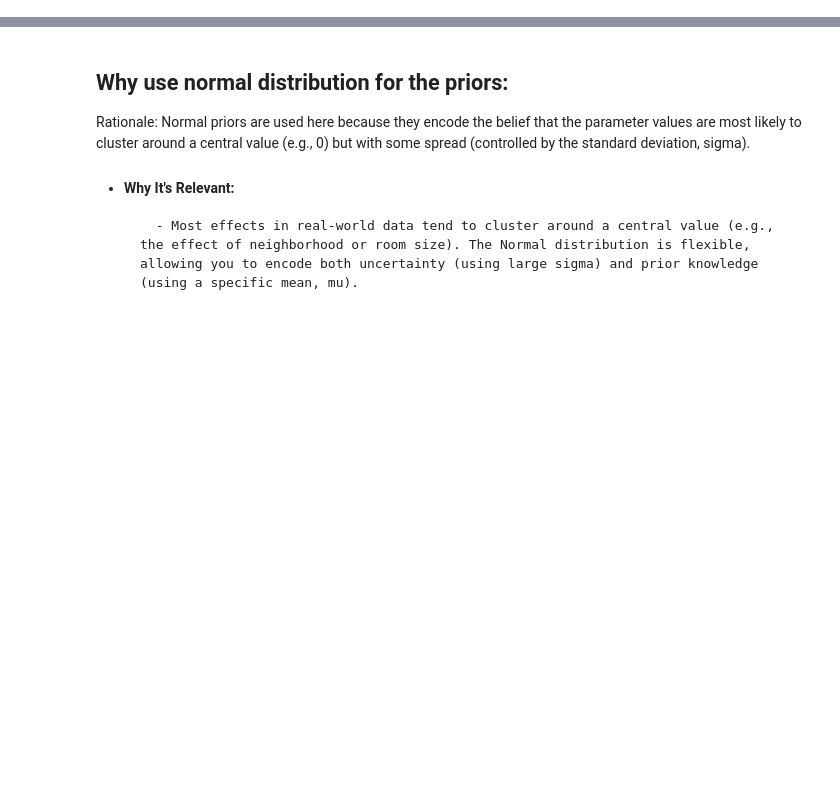
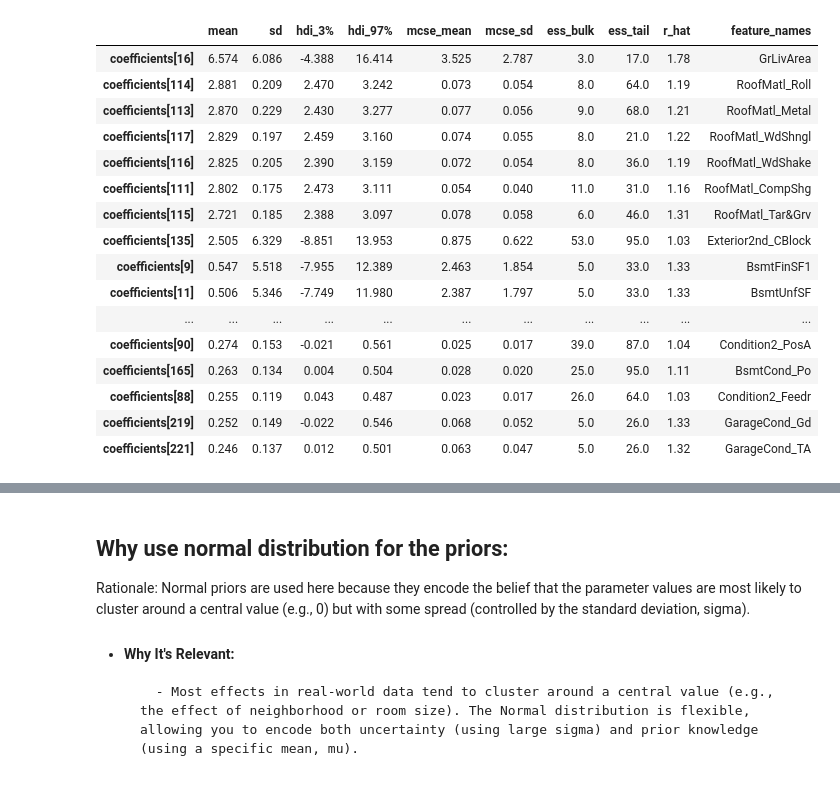
Before and after one commit to samyounes003/statisticsproject, a Jupyter notebook: bayesianInference.ipynb, the cells around one changed output, grey strips where cells are left out. Saved outputs shown, nothing was run; the diff lists cells and outputs as text; code cells hidden in the pictures; blank space fills up the shorter version.

```diff
--- a/bayesianInference.ipynb
+++ b/bayesianInference.ipynb
@@ -129,2 +158,9 @@ sigma                2773.0    1441.0    1.0
 
 [247 rows x 9 columns]
+# %%
+import arviz as az
+import numpy as np
+
+# Get posterior summaries for coefficients
+posterior_summary = az.summary(trace, var_names=["coefficients"])
+posterior_summary
@@ -130,0 +181,7 @@ sigma                2773.0    1441.0    1.0
+# %%
+not_0_coeffs = np.where(np.array(list(posterior_summary['mean'])) > 0)[0]
+important_features = [list(X_train.columns)[i] for i in not_0_coeffs]
+
+best_features_coeffs = posterior_summary.iloc[not_0_coeffs]
+best_features_coeffs['feature_names'] = important_features
+best_features_coeffs
@@ -130,0 +207,20 @@ sigma                2773.0    1441.0    1.0
+# %%
+best_features_coeffs.sort_values(by='mean', ascending=False).head(20)
+# %% [output]
+|  | mean | sd | hdi_3% | hdi_97% | mcse_mean | mcse_sd | ess_bulk | ess_tail | r_hat | feature_names |
+| coefficients[16] | 6.574 | 6.086 | -4.388 | 16.414 | 3.525 | 2.787 | 3.0 | 17.0 | 1.78 | GrLivArea |
+| coefficients[114] | 2.881 | 0.209 | 2.470 | 3.242 | 0.073 | 0.054 | 8.0 | 64.0 | 1.19 | RoofMatl_Roll |
+| coefficients[113] | 2.870 | 0.229 | 2.430 | 3.277 | 0.077 | 0.056 | 9.0 | 68.0 | 1.21 | RoofMatl_Metal |
+| coefficients[117] | 2.829 | 0.197 | 2.459 | 3.160 | 0.074 | 0.055 | 8.0 | 21.0 | 1.22 | RoofMatl_WdShngl |
+| coefficients[116] | 2.825 | 0.205 | 2.390 | 3.159 | 0.072 | 0.054 | 8.0 | 36.0 | 1.19 | RoofMatl_WdShake |
+| coefficients[111] | 2.802 | 0.175 | 2.473 | 3.111 | 0.054 | 0.040 | 11.0 | 31.0 | 1.16 | RoofMatl_CompShg |
+| coefficients[115] | 2.721 | 0.185 | 2.388 | 3.097 | 0.078 | 0.058 | 6.0 | 46.0 | 1.31 | RoofMatl_Tar&Grv |
+| coefficients[135] | 2.505 | 6.329 | -8.851 | 13.953 | 0.875 | 0.622 | 53.0 | 95.0 | 1.03 | Exterior2nd_CBlock |
+| coefficients[9] | 0.547 | 5.518 | -7.955 | 12.389 | 2.463 | 1.854 | 5.0 | 33.0 | 1.33 | BsmtFinSF1 |
+| coefficients[11] | 0.506 | 5.346 | -7.749 | 11.980 | 2.387 | 1.797 | 5.0 | 33.0 | 1.33 | BsmtUnfSF |
+| ... | ... | ... | ... | ... | ... | ... | ... | ... | ... | ... |
+| coefficients[90] | 0.274 | 0.153 | -0.021 | 0.561 | 0.025 | 0.017 | 39.0 | 87.0 | 1.04 | Condition2_PosA |
+| coefficients[165] | 0.263 | 0.134 | 0.004 | 0.504 | 0.028 | 0.020 | 25.0 | 95.0 | 1.11 | BsmtCond_Po |
+| coefficients[88] | 0.255 | 0.119 | 0.043 | 0.487 | 0.023 | 0.017 | 26.0 | 64.0 | 1.03 | Condition2_Feedr |
+| coefficients[219] | 0.252 | 0.149 | -0.022 | 0.546 | 0.068 | 0.052 | 5.0 | 26.0 | 1.33 | GarageCond_Gd |
+| coefficients[221] | 0.246 | 0.137 | 0.012 | 0.501 | 0.063 | 0.047 | 5.0 | 26.0 | 1.32 | GarageCond_TA |
```
Also changed, not shown: parts of 17 cells of this notebook.
